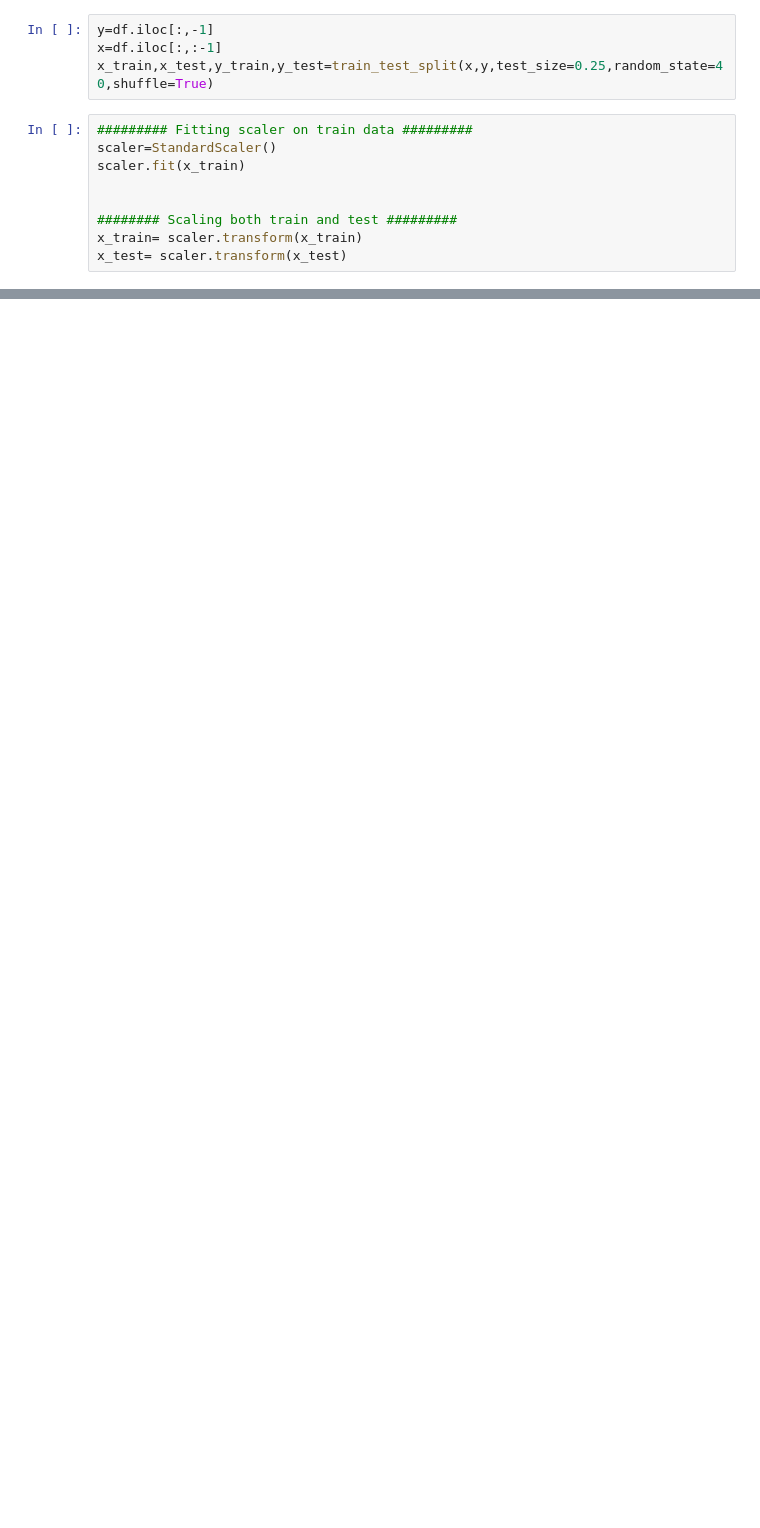
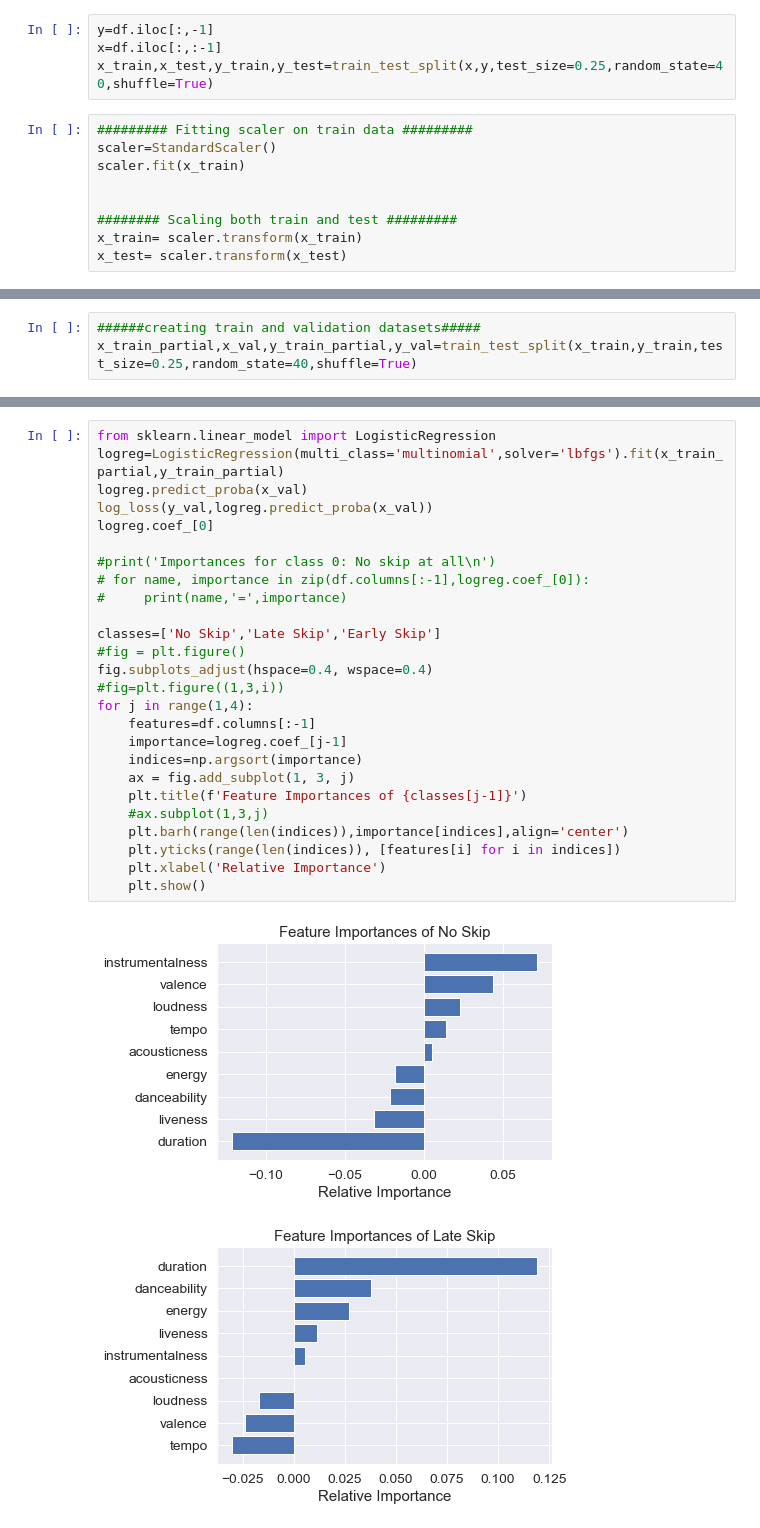
Before and after one commit to ishagupta36/Marketing-Models-Spotify, a Jupyter notebook: Simple Model.ipynb, the cells around one changed output, grey strips where cells are left out. Saved outputs shown, nothing was run; the diff lists cells and outputs as text; blank space fills up the shorter version.

Commit message:
3 models added

```diff
--- a/Simple Model.ipynb
+++ b/Simple Model.ipynb
@@ -62,0 +90,3 @@ y_.shape
+# %%
+######creating train and validation datasets#####
+x_train_partial,x_val,y_train_partial,y_val=train_test_split(x_train,y_train,test_size=0.25,random_state=40,shuffle=True)
@@ -62,0 +95,29 @@ y_.shape
+# %%
+from sklearn.linear_model import LogisticRegression
+logreg=LogisticRegression(multi_class='multinomial',solver='lbfgs').fit(x_train_partial,y_train_partial)
+logreg.predict_proba(x_val)
+log_loss(y_val,logreg.predict_proba(x_val))
+logreg.coef_[0]
+
+#print('Importances for class 0: No skip at all\n')
+# for name, importance in zip(df.columns[:-1],logreg.coef_[0]):
+#     print(name,'=',importance)
+
+classes=['No Skip','Late Skip','Early Skip']
+#fig = plt.figure()
+fig.subplots_adjust(hspace=0.4, wspace=0.4)
+#fig=plt.figure((1,3,i))
+for j in range(1,4):
+    features=df.columns[:-1]
+    importance=logreg.coef_[j-1]
+    indices=np.argsort(importance)
+    ax = fig.add_subplot(1, 3, j)
+    plt.title(f'Feature Importances of {classes[j-1]}')
+    #ax.subplot(1,3,j)
+    plt.barh(range(len(indices)),importance[indices],align='center')
+    plt.yticks(range(len(indices)), [features[i] for i in indices])
+    plt.xlabel('Relative Importance')
+    plt.show()
+# %% [output]
+[figure, added]
+[figure, added]
```
Also changed, not shown: parts of 28 cells of this notebook.
